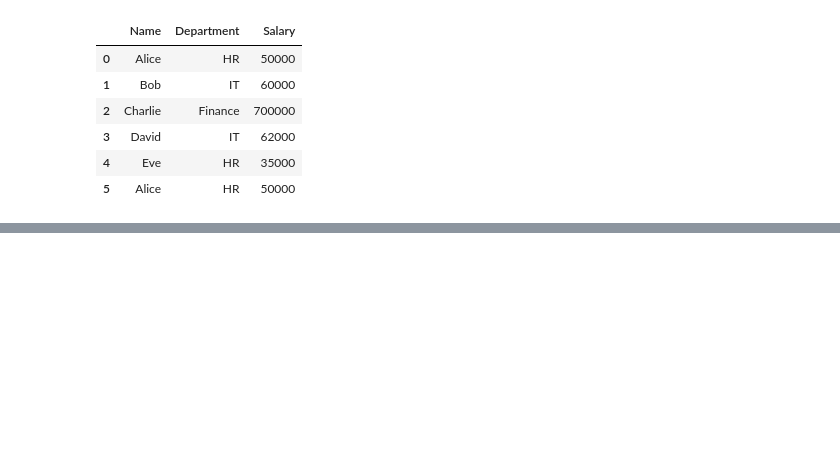
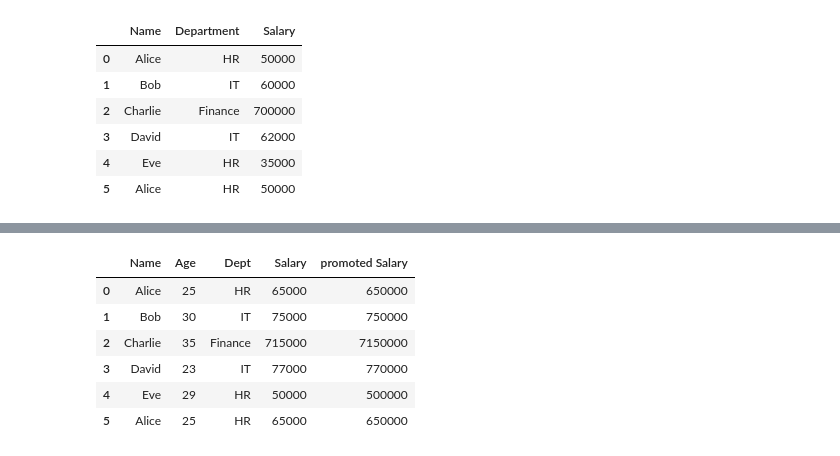
Before and after one commit to RutujaBidkar/Python_Workshop, a Jupyter notebook: Pandas.ipynb, the cells around one changed output, grey strips where cells are left out. Cells and saved outputs as stored; diff of their text form; code cells hidden in the pictures; blank space fills up the shorter version.

```diff
--- a/Pandas.ipynb
+++ b/Pandas.ipynb
@@ -285,0 +316,4 @@ df.drop("Age",axis =1)
+# %%
+#Broadcasting
+df["Salary"] = df["Salary"]+5000
+df["Salary"]
@@ -285,0 +329,4 @@ df.drop("Age",axis =1)
+# %%
+#Renaming column :
+df.rename(columns = {"Department": "Dept"},inplace = True)
+df
@@ -285,0 +354,11 @@ df.drop("Age",axis =1)
+# %%
+df["promoted Salary"] = df["Salary"] *10
+df
+# %% [output]
+|  | Name | Age | Dept | Salary | promoted Salary |
+| 0 | Alice | 25 | HR | 65000 | 650000 |
+| 1 | Bob | 30 | IT | 75000 | 750000 |
+| 2 | Charlie | 35 | Finance | 715000 | 7150000 |
+| 3 | David | 23 | IT | 77000 | 770000 |
+| 4 | Eve | 29 | HR | 50000 | 500000 |
+| 5 | Alice | 25 | HR | 65000 | 650000 |
```
Also changed, not shown: parts of 35 cells of this notebook.
